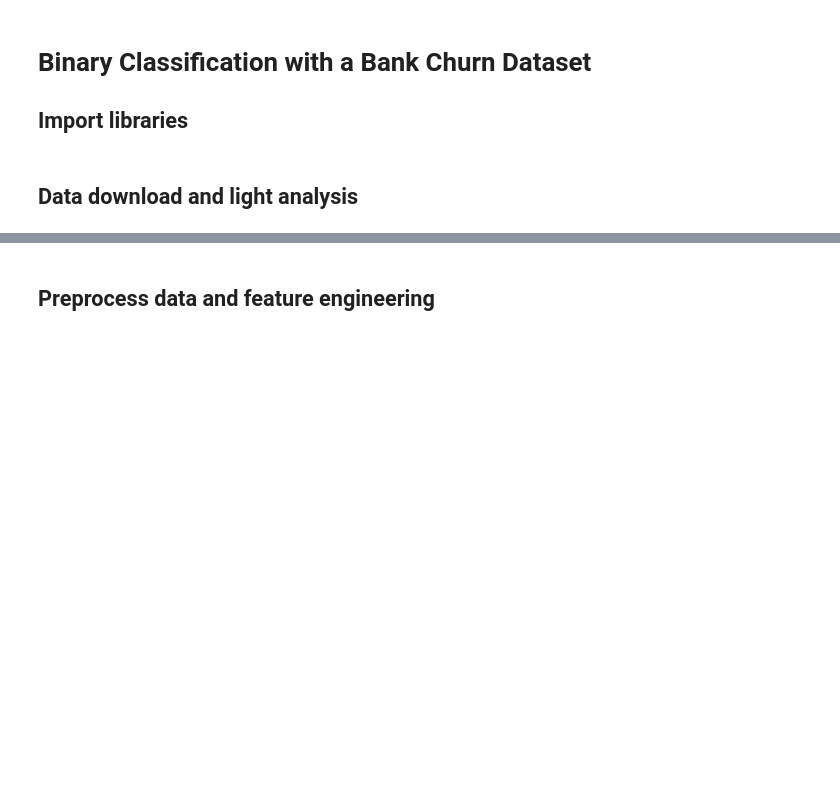
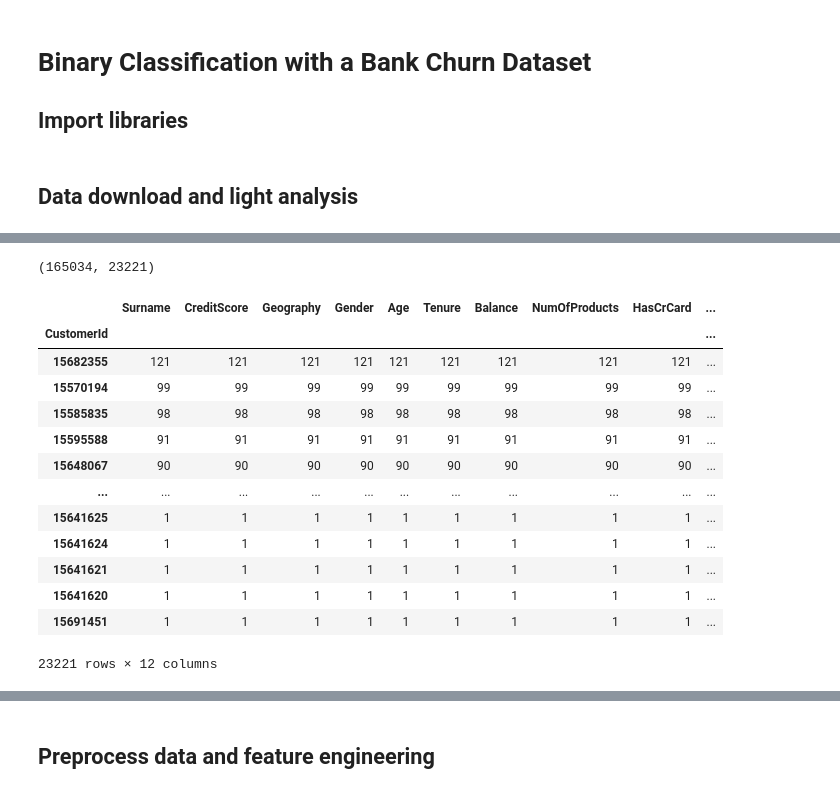
Before and after one commit to qw1zzard/playground-series-s4e1, a Jupyter notebook: working/playground-series-s4e1.ipynb, the cells around one changed output, grey strips where cells are left out. Drawn from its saved outputs; the diff is of its cells as text; code cells hidden in the pictures; blank space fills up the shorter version.

```diff
--- a/working/playground-series-s4e1.ipynb
+++ b/working/playground-series-s4e1.ipynb
@@ -19,6 +15,7 @@ SEED = 31415
 # %% [markdown]
 ## Data download and light analysis
 # %%
-train_data = pd.read_csv('../input/spaceship-titanic/train.csv', index_col='PassengerId')
-test = pd.read_csv('../input/spaceship-titanic/test.csv', index_col='PassengerId')
-train_data.head()
+train = pd.read_csv(
+    '../input/playground-series-s4e1/train.csv', index_col='id')
+test = pd.read_csv('../input/playground-series-s4e1/test.csv', index_col='id')
+train.head()
@@ -24,0 +30,21 @@ train_data.head()
+# %%
+len(train), len(train.CustomerId.unique())
+# %% [output]
+(165034, 23221)
+# %%
+train.groupby(['CustomerId']).count().sort_values(['Surname'], ascending=False)
+# %% [output]
+|  | Surname | CreditScore | Geography | Gender | Age | Tenure | Balance | NumOfProducts | HasCrCard | ... |
+| CustomerId |  |  |  |  |  |  |  |  |  | ... |
+| 15682355 | 121 | 121 | 121 | 121 | 121 | 121 | 121 | 121 | 121 | ... |
+| 15570194 | 99 | 99 | 99 | 99 | 99 | 99 | 99 | 99 | 99 | ... |
+| 15585835 | 98 | 98 | 98 | 98 | 98 | 98 | 98 | 98 | 98 | ... |
+| 15595588 | 91 | 91 | 91 | 91 | 91 | 91 | 91 | 91 | 91 | ... |
+| 15648067 | 90 | 90 | 90 | 90 | 90 | 90 | 90 | 90 | 90 | ... |
+| ... | ... | ... | ... | ... | ... | ... | ... | ... | ... | ... |
+| 15641625 | 1 | 1 | 1 | 1 | 1 | 1 | 1 | 1 | 1 | ... |
+| 15641624 | 1 | 1 | 1 | 1 | 1 | 1 | 1 | 1 | 1 | ... |
+| 15641621 | 1 | 1 | 1 | 1 | 1 | 1 | 1 | 1 | 1 | ... |
+| 15641620 | 1 | 1 | 1 | 1 | 1 | 1 | 1 | 1 | 1 | ... |
+| 15691451 | 1 | 1 | 1 | 1 | 1 | 1 | 1 | 1 | 1 | ... |
+23221 rows × 12 columns
```
Also changed, not shown: parts of 34 cells of this notebook, 6 other files.
